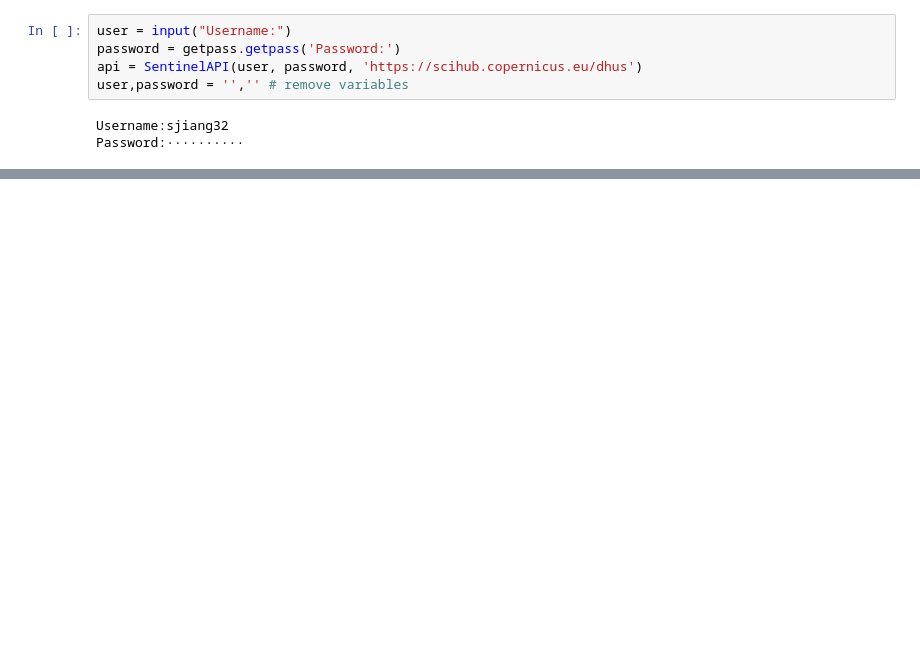
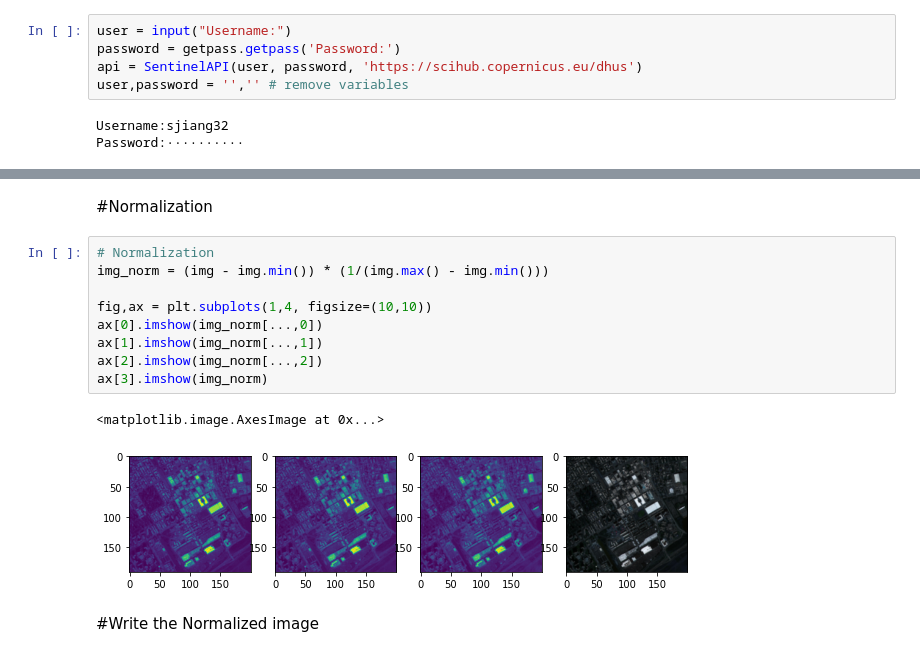
Before and after one commit to shanjiang1994/GIS, a Jupyter notebook: Convert_RGB.ipynb, the cells around one changed output, grey strips where cells are left out. Cells and saved outputs as stored; diff of their text form; blank space fills up the shorter version.

```diff
--- a/Convert_RGB.ipynb
+++ b/Convert_RGB.ipynb
@@ -151,0 +196,16 @@ with rio.open(os.path.join(R10,f'{file_name}.tif'),'w',driver='Gtiff', width=b4.
+# %% [markdown]
+#Normalization
+# %%
+# Normalization
+img_norm = (img - img.min()) * (1/(img.max() - img.min()))
+
+fig,ax = plt.subplots(1,4, figsize=(10,10))
+ax[0].imshow(img_norm[...,0])
+ax[1].imshow(img_norm[...,1])
+ax[2].imshow(img_norm[...,2])
+ax[3].imshow(img_norm)
+# %% [output]
+<matplotlib.image.AxesImage at 0x...>
+[figure, added]
+# %% [markdown]
+#Write the Normalized image
```
Also changed, not shown: parts of 26 cells of this notebook.
